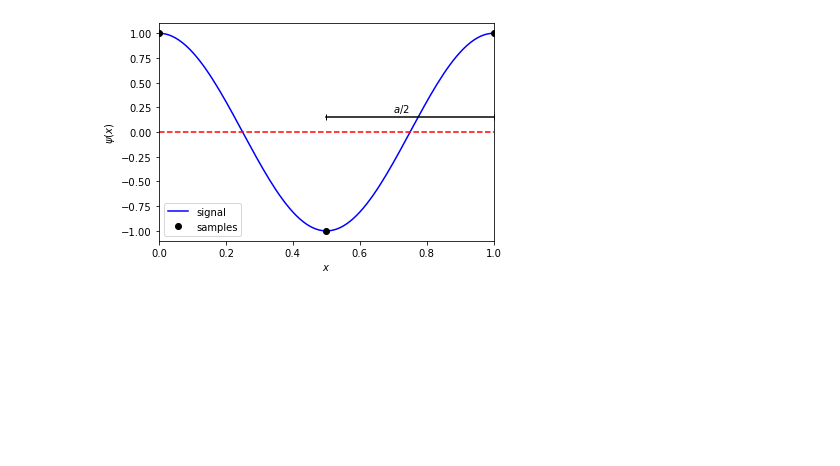
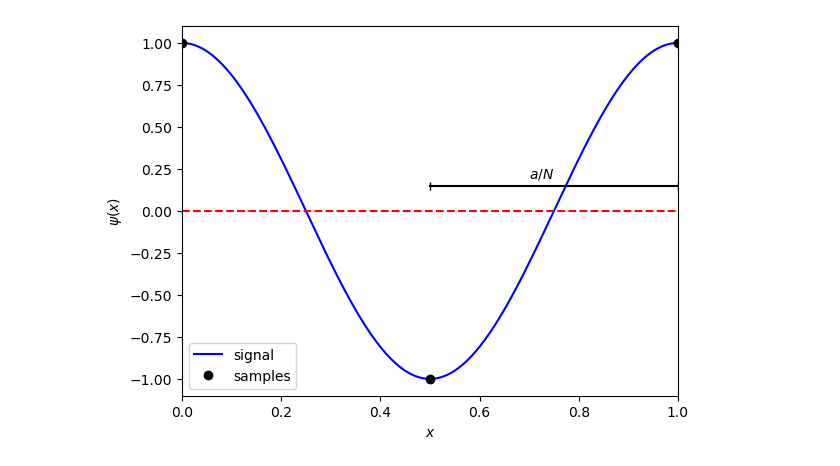
Before and after one commit to mulhearn/classwork, a Jupyter notebook: phy115l/B/plots/fourier.ipynb, the cells around one changed output. Cells and saved outputs as stored; diff of their text form; code cells hidden in the pictures; blank space fills up the shorter version.

```diff
--- a/phy115l/B/plots/fourier.ipynb
+++ b/phy115l/B/plots/fourier.ipynb
@@ -27,22 +27,22 @@ plt.savefig("trouble.pdf")
 # %%
 x = np.arange(0,2,0.01)
 ya = np.cos(2*np.pi*x)
 yb = x*0
 plt.plot(x,ya,"b-",label="signal")
 plt.plot(x,yb,"r--")
 plt.xlim(0,1)
 xS=np.array([0,0.5,1.0])
 yS=np.array([1.0,-1.0,1.0])
 plt.plot(xS,yS,"ko",label="samples")
 plt.xlabel("$x$");
 plt.ylabel("$\psi(x)$");
 plt.legend()
 
-plt.text(0.7,0.2,"$a/2$")
+plt.text(0.7,0.2,"$a/N$")
 
 xL=np.array([0.5,1.0])
 yL=np.array([0.15,0.15])
 plt.plot(xL,yL,"k-|")
 plt.savefig("notrouble.pdf")
 # %% [output]
-[figure, old version]
+[figure, new version]
```
Also changed, not shown: parts of 1 cell of this notebook, 8 other files.
